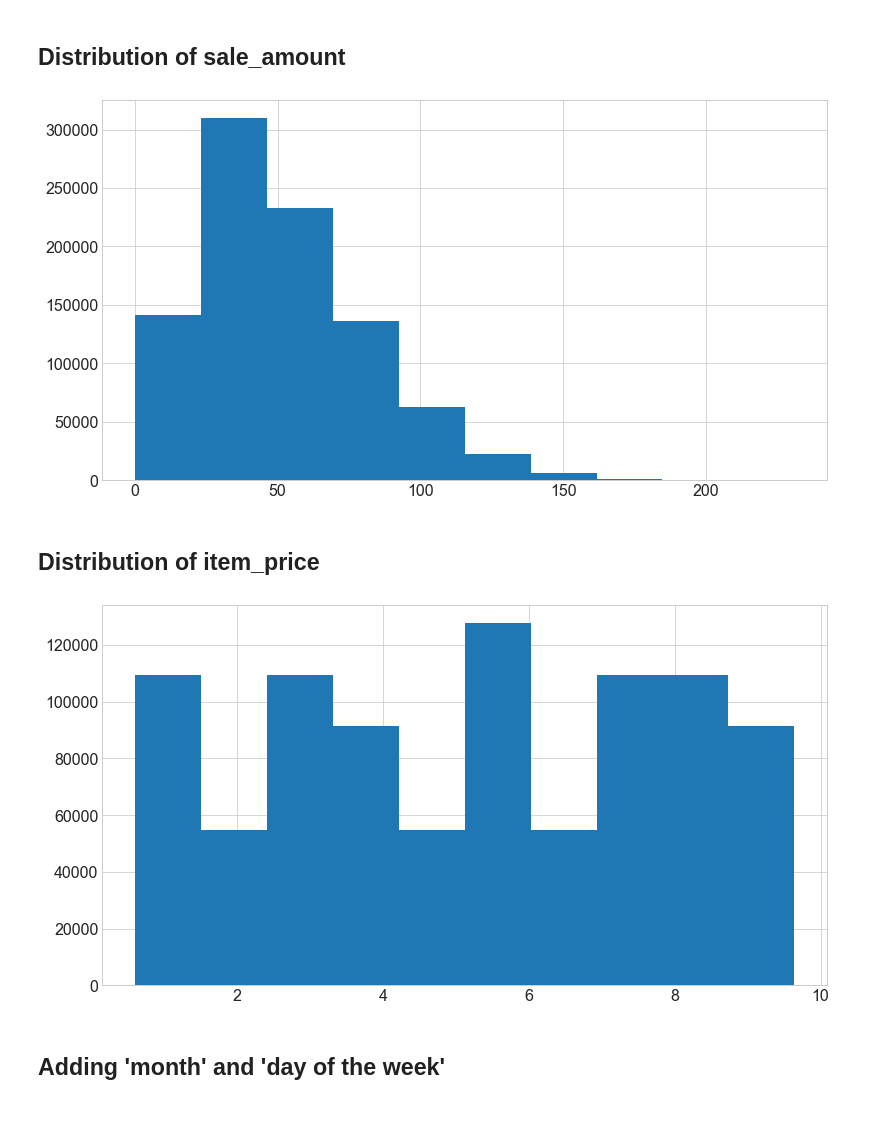
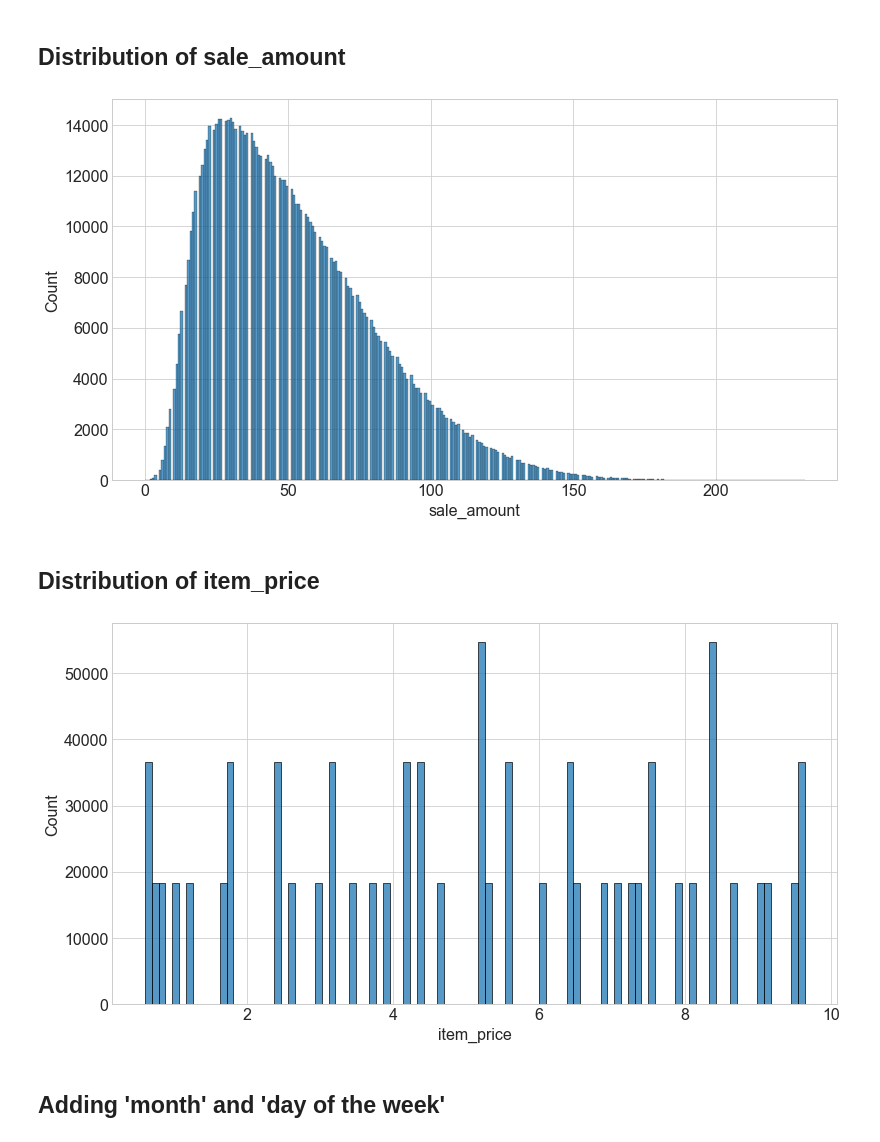
Before and after one commit to Michael-Austin-Mesa/time-series-exercises, a Jupyter notebook: prepare-exercises.ipynb, the cells around one changed output. Cells and saved outputs as stored; diff of their text form; code cells hidden in the pictures; blank space fills up the shorter version.

```diff
--- a/prepare-exercises.ipynb
+++ b/prepare-exercises.ipynb
@@ -65,17 +65,17 @@ df.head(3)
 # %% [markdown]
 ## Distribution of sale_amount
 # %%
-plt.hist(df.sale_amount)
+sns.histplot(df.sale_amount)
 plt.show()
 # %% [output]
-[figure, old version]
+[figure, new version]
 # %% [markdown]
 ## Distribution of item_price
 # %%
-plt.hist(df.item_price)
+sns.histplot(df.item_price)
 plt.show()
 # %% [output]
-[figure, old version]
+[figure, new version]
 # %% [markdown]
 ## Adding 'month' and 'day of the week'
 # %%
```
Also changed, not shown: parts of 4 cells of this notebook.
